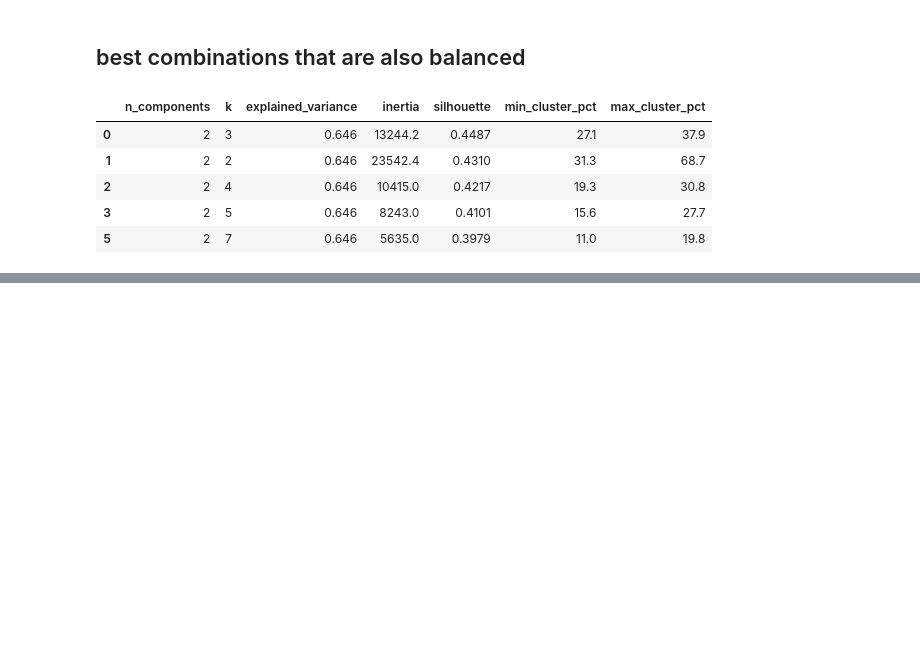
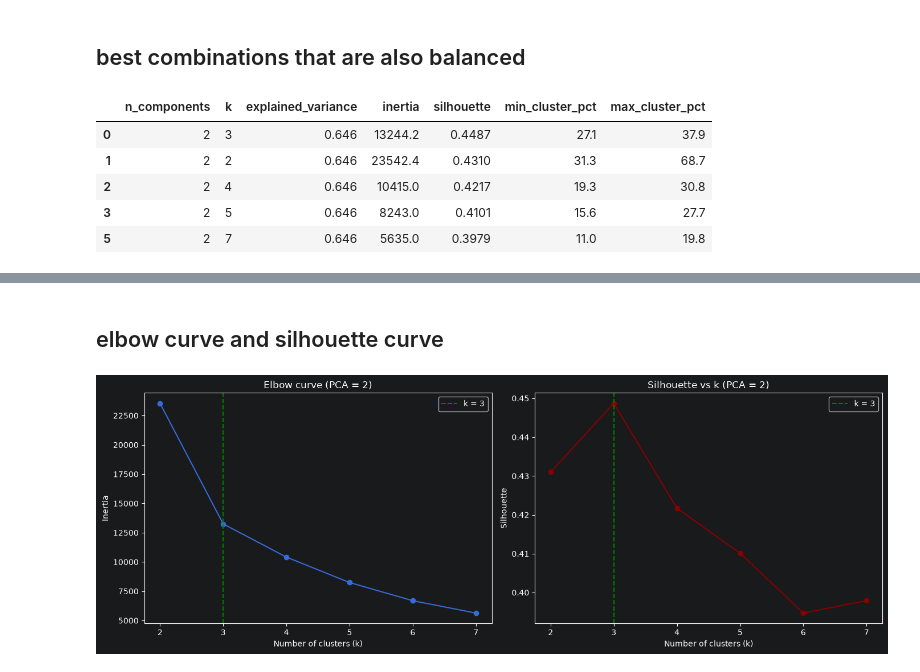
Before and after one commit to oelaimar/CardProfiler, a Jupyter notebook: notebooks/03_clustering.ipynb, the cells around one changed output, grey strips where cells are left out. Saved outputs shown, nothing was run; the diff lists cells and outputs as text; code cells hidden in the pictures; blank space fills up the shorter version.

Commit message:
feat: add cluster balance check with elbow and silhouette diagnostics

```diff
--- a/notebooks/03_clustering.ipynb
+++ b/notebooks/03_clustering.ipynb
@@ -63,0 +79,8 @@ balanced.head(5)
+# %%
+best = balanced.iloc[0] # <- the best balanced combination.
+
+N_COMPONENTS = int(best["n_components"])
+K_CHOSEN = int(best["k"])
+
+curves = grid_kmeans[grid_kmeans["n_components"] == N_COMPONENTS].sort_values("k")
+curves[["k", "inertia", "silhouette", "min_cluster_pct", "max_cluster_pct"]]
@@ -63,0 +95,26 @@ balanced.head(5)
+# %% [markdown]
+## elbow curve and silhouette curve
+# %%
+fix, axes = plt.subplots(1, 2, figsize=(14, 5))
+
+# Elbow: inertia vs k
+axes[0].plot(curves["k"], curves["inertia"], marker="o")
+axes[0].axvline(K_CHOSEN, color="green", linestyle="--", label=f"k = {K_CHOSEN}")
+axes[0].set_title(f"Elbow curve (PCA = {N_COMPONENTS})")
+axes[0].set_xlabel("Number of clusters (k)")
+axes[0].set_ylabel("Inertia")
+axes[0].legend()
+
+# Silhouette vs k
+axes[1].plot(curves["k"], curves["silhouette"], marker="o", color="darkred")
+axes[1].axvline(K_CHOSEN, color="green", linestyle="--", label=f"k = {K_CHOSEN}")
+axes[1].set_title(f"Silhouette vs k (PCA = {N_COMPONENTS})")
+axes[1].set_xlabel("Number of clusters (k)")
+axes[1].set_ylabel("Silhouette")
+axes[1].legend()
+
+plt.tight_layout()
+plt.savefig("../reports/figures/04_elbow_silhouette.png", dpi=100)
+plt.show()
+# %% [output]
+[figure, added]
```
Also changed, not shown: parts of 9 cells of this notebook, 2 other files.
